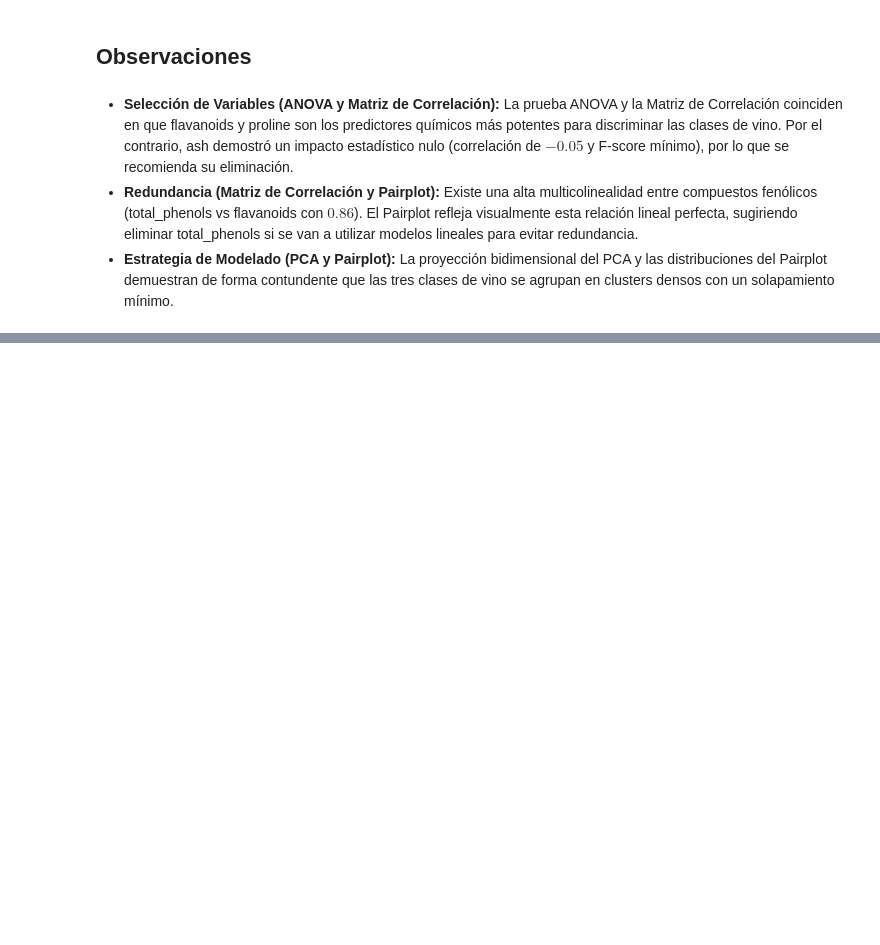
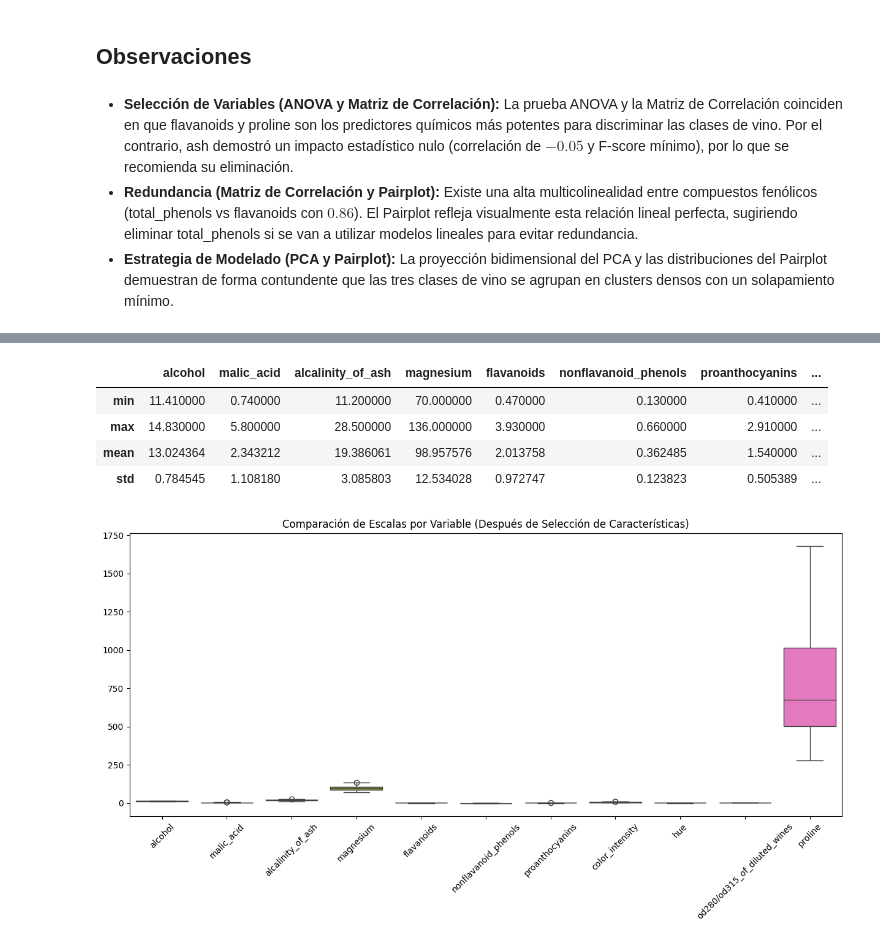
Before and after one commit to CoriAle/machine-learning-final-project, a Jupyter notebook: wine_dataset.ipynb, the cells around one changed output, grey strips where cells are left out. Cells and saved outputs as stored; diff of their text form; code cells hidden in the pictures; blank space fills up the shorter version.

```diff
--- a/wine_dataset.ipynb
+++ b/wine_dataset.ipynb
@@ -322,6 +325,8 @@ isolation_forest_cols = [
     if column not in symetrical_cols
 ]
 print(isolation_forest_cols)
+
+dataset_isolated_forest = df.copy()
 # %% [output]
 ['malic_acid', 'magnesium', 'total_phenols', 'flavanoids', 'nonflavanoid_phenols', 'proanthocyanins', 'color_intensity', 'od280/od315_of_diluted_wines', 'proline']
 # %%
@@ -594,0 +601,10 @@ plt.show()
+# %%
+# Columnas a eliminar según el EDA
+features_to_drop = ['ash', 'total_phenols']
+
+# Eliminar las columnas de dataset_clean
+dataset_clean_filtered = dataset_clean.drop(columns=features_to_drop)
+
+print(f"Columnas eliminadas: {features_to_drop}")
+print(f"Dimensiones de dataset_clean_filtered: {dataset_clean_filtered.shape}")
+display(dataset_clean_filtered.head())
@@ -594,0 +624,24 @@ plt.show()
+# %%
+import matplotlib.pyplot as plt
+import seaborn as sns
+
+# Obtener las columnas numéricas del dataset filtrado, excluyendo 'target'
+numeric_feature_columns_filtered = dataset_clean_filtered.drop(columns=['target']).columns
+
+# Describir los rangos actuales del dataset filtrado
+scale_analysis_filtered = dataset_clean_filtered[numeric_feature_columns_filtered].describe().loc[['min', 'max', 'mean', 'std']]
+display(scale_analysis_filtered)
+
+# Visualización de rangos mediante Boxplots para el dataset filtrado
+plt.figure(figsize=(15, 6))
+sns.boxplot(data=dataset_clean_filtered[numeric_feature_columns_filtered])
+plt.xticks(rotation=45)
+plt.title('Comparación de Escalas por Variable (Después de Selección de Características)')
+plt.show()
+# %% [output]
+|  | alcohol | malic_acid | alcalinity_of_ash | magnesium | flavanoids | nonflavanoid_phenols | proanthocyanins | ... |
+| min | 11.410000 | 0.740000 | 11.200000 | 70.000000 | 0.470000 | 0.130000 | 0.410000 | ... |
+| max | 14.830000 | 5.800000 | 28.500000 | 136.000000 | 3.930000 | 0.660000 | 2.910000 | ... |
+| mean | 13.024364 | 2.343212 | 19.386061 | 98.957576 | 2.013758 | 0.362485 | 1.540000 | ... |
+| std | 0.784545 | 1.108180 | 3.085803 | 12.534028 | 0.972747 | 0.123823 | 0.505389 | ... |
+[figure, added]
```
Also changed, not shown: parts of 21 cells of this notebook.
